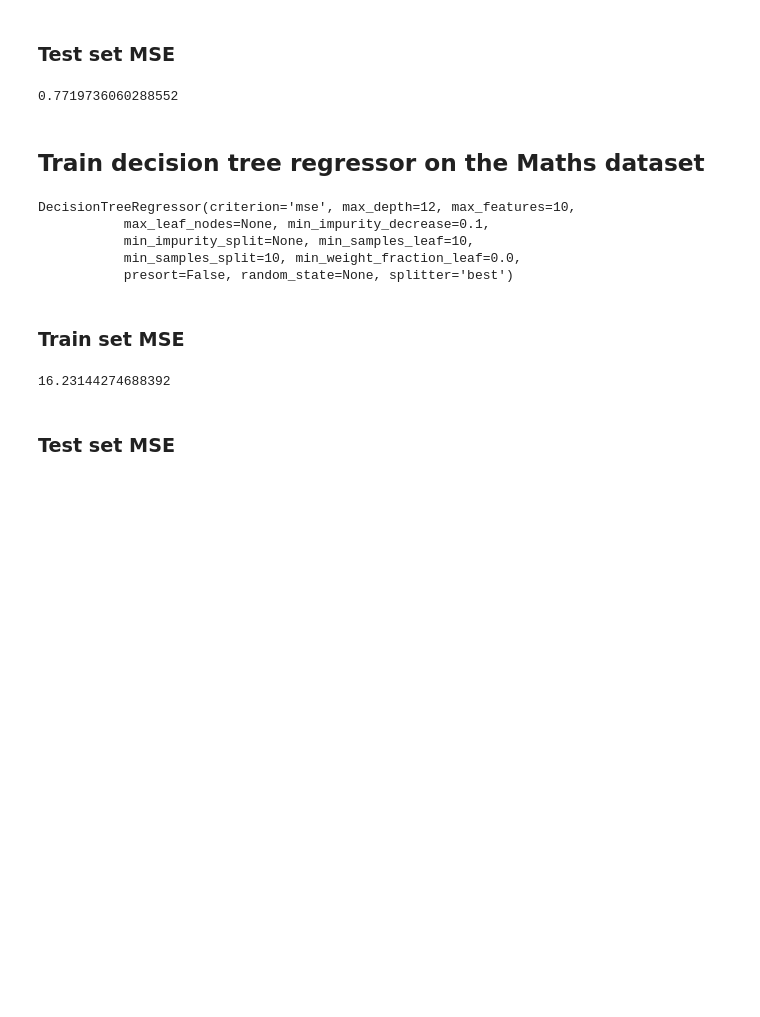
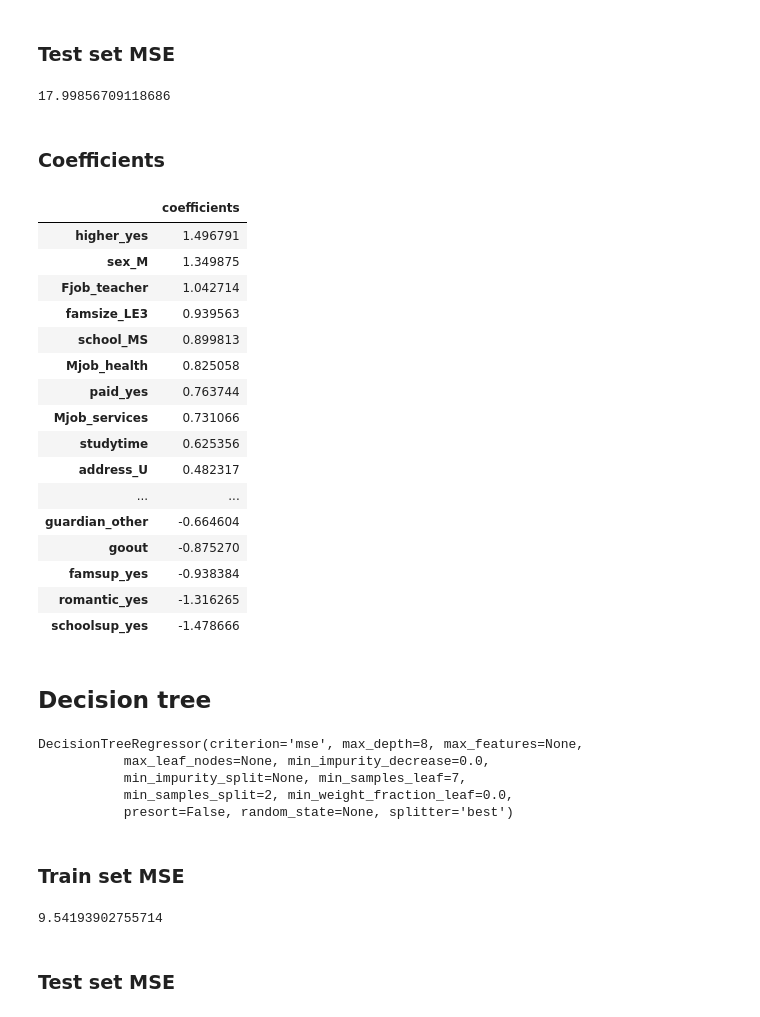
Before and after one commit to hobil/notebooks, a Jupyter notebook: student_performance/Student_Performance.ipynb, the cells around one changed output. Cells and saved outputs as stored; diff of their text form; code cells hidden in the pictures; blank space fills up the shorter version.

```diff
--- a/student_performance/Student_Performance.ipynb
+++ b/student_performance/Student_Performance.ipynb
@@ -169,2 +209,6 @@ y= df_mat['G3']
 # %%
 X_train, X_test, y_train, y_test = train_test_split(X, y)
+# %%
+X_train.drop(['failures','G1','G2'], axis=1, inplace=True)
+X_test_all = X_test.copy()
+X_test.drop(['failures','G1','G2'], axis=1, inplace=True)
@@ -171,4 +224,4 @@ X_train, X_test, y_train, y_test = train_test_split(X, y)
 # %%
-model = LinearRegression()
-model.fit(X_train.values, y_train.values)
+model_ridge = RidgeCV(cv=10)
+model_ridge.fit(X_train.values, y_train.values)
 # %% [output]
@@ -183,30 +237,54 @@ mean_squared_error(y_train, y_train_predict)
 # %% [markdown]
 ### Test set MSE
-# %%
-y_test_predict = model.predict(X_test)
-mean_squared_error(y_test, y_test_predict)
-model.score(X_test,y_test)
-# %% [output]
-0.7719736060288552
-# %% [markdown]
-## Train decision tree regressor on the Maths dataset
+# %%
+y_test_predict_ridge = model_ridge.predict(X_test)
+mean_squared_error(y_test, y_test_predict_ridge)
+# %% [output]
+17.99856709118686
+# %% [markdown]
+### Coefficients
+# %%
+coef_ridge = pd.DataFrame(model_ridge.coef_, index=X_train.columns).sort_values(0, ascending=False)
+coef_ridge.columns = ['coefficients']
+coef_ridge
+# %% [output]
+|  | coefficients |
+| higher_yes | 1.496791 |
+| sex_M | 1.349875 |
+| Fjob_teacher | 1.042714 |
+| famsize_LE3 | 0.939563 |
+| school_MS | 0.899813 |
+| Mjob_health | 0.825058 |
+| paid_yes | 0.763744 |
+| Mjob_services | 0.731066 |
+| studytime | 0.625356 |
+| address_U | 0.482317 |
+| ... | ... |
+| guardian_other | -0.664604 |
+| goout | -0.875270 |
+| famsup_yes | -0.938384 |
+| romantic_yes | -1.316265 |
+| schoolsup_yes | -1.478666 |
+# %% [markdown]
+## Decision tree
 # %%
 from sklearn.tree import DecisionTreeRegressor
 # %%
-model2 = DecisionTreeRegressor(min_samples_leaf=10, min_impurity_decrease=0.1, max_features=10, min_samples_split=10, max_depth=12)
-model2.fit(X_train.values, y_train.values)
+model_dt = DecisionTreeRegressor(min_samples_leaf=7,
+                               max_depth=8)
+model_dt.fit(X_train.values, y_train.values)
 # %% [output]
-DecisionTreeRegressor(criterion='mse', max_depth=12, max_features=10,
-           max_leaf_nodes=None, min_impurity_decrease=0.1,
-           min_impurity_split=None, min_samples_leaf=10,
-           min_samples_split=10, min_weight_fraction_leaf=0.0,
+DecisionTreeRegressor(criterion='mse', max_depth=8, max_features=None,
+           max_leaf_nodes=None, min_impurity_decrease=0.0,
+           min_impurity_split=None, min_samples_leaf=7,
+           min_samples_split=2, min_weight_fraction_leaf=0.0,
            presort=False, random_state=None, splitter='best')
 # %% [markdown]
 ### Train set MSE
 # %%
-y_train_predict = model2.predict(X_train)
-mean_squared_error(y_train, y_train_predict)
+y_train_predict_dt = model_dt.predict(X_train)
+mean_squared_error(y_train, y_train_predict_dt)
 # %% [output]
-16.23144274688392
+9.54193902755714
 # %% [markdown]
 ### Test set MSE
```
Also changed, not shown: parts of 68 cells of this notebook, 2 other files.
